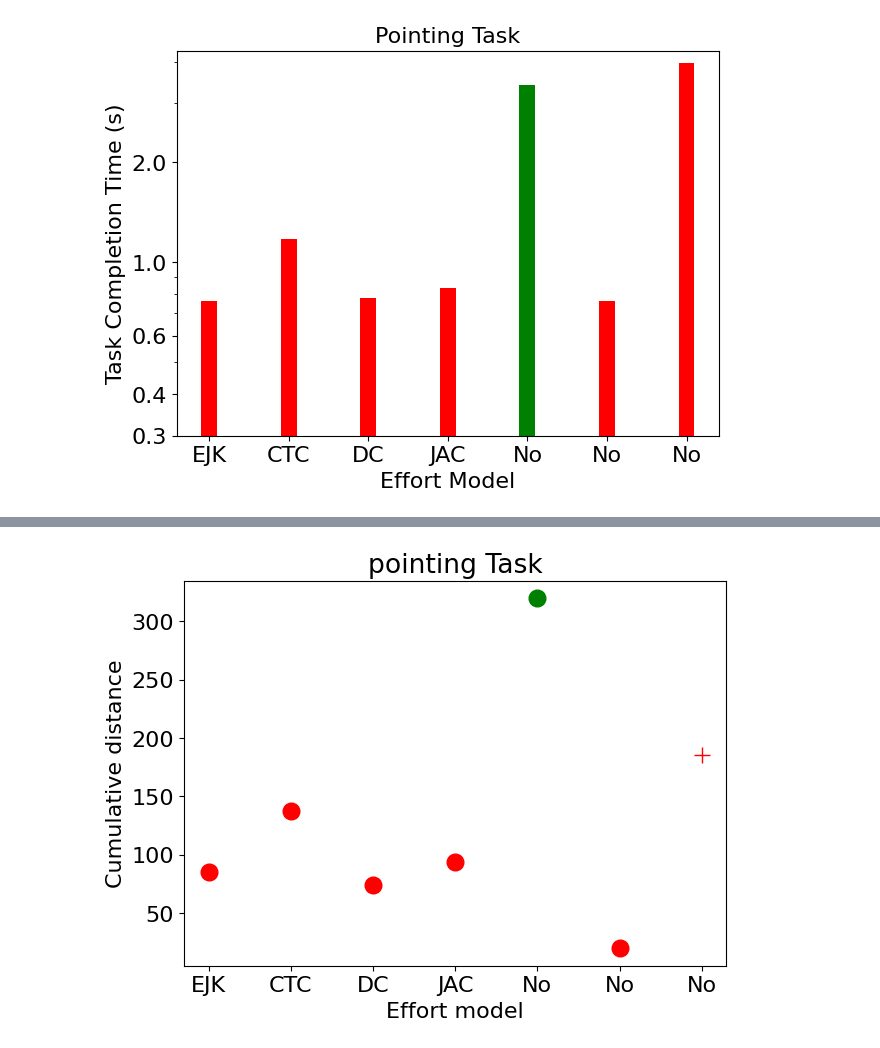
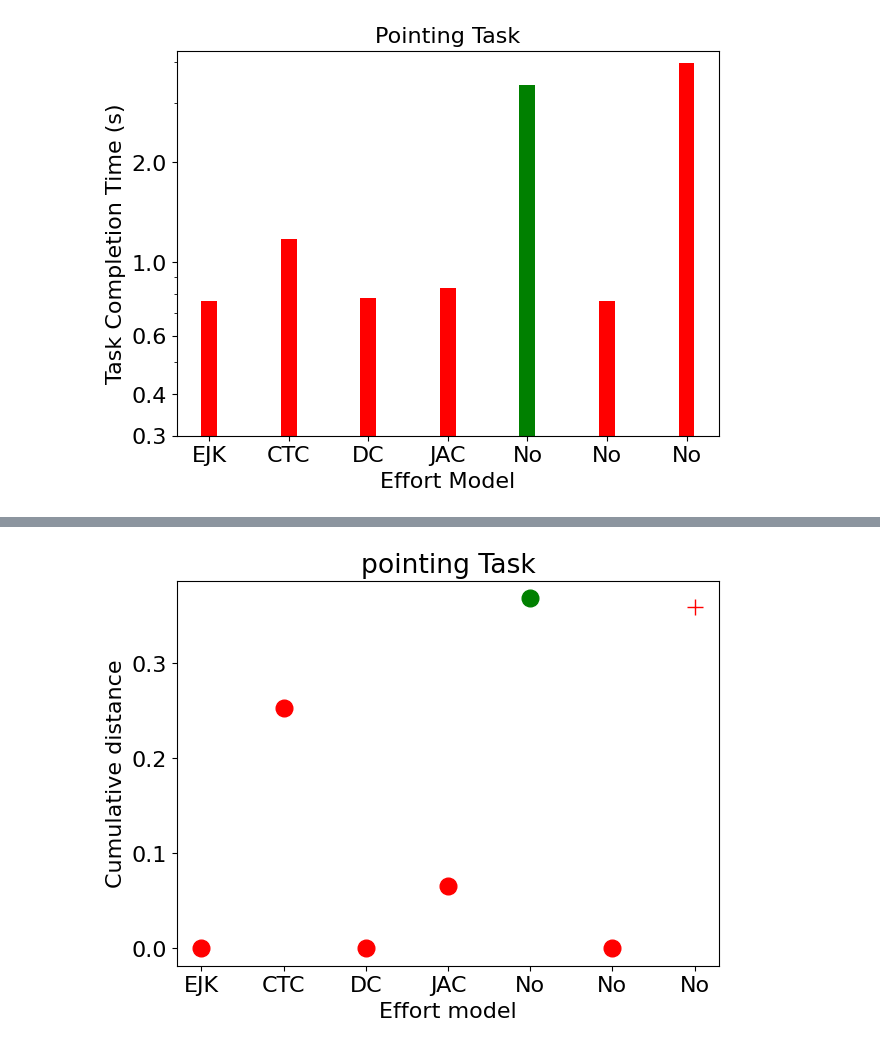
Before and after one commit to Hannahselder/biomechanical_interactions_benchmark, a Jupyter notebook: evaluation_metrics/task_success_metrics/pointing.ipynb, the cells around one changed output, grey strips where cells are left out. Saved outputs shown, nothing was run; the diff lists cells and outputs as text; code cells hidden in the pictures.

```diff
--- a/evaluation_metrics/task_success_metrics/pointing.ipynb
+++ b/evaluation_metrics/task_success_metrics/pointing.ipynb
@@ -45,4 +45,4 @@ plot_deviation_count("pointing", "deviation_count_pointing", colors, markers, al
 # %%
-plot_cum_dist("pointing", "cumulative_distance_pointing", colors, markers, all_combined_df)
+plot_end_point_dist("pointing", "cumulative_distance_pointing", colors, markers, all_combined_df)
 # %% [output]
-[figure, old version]
+[figure, new version]
```
Also changed, not shown: parts of 3 cells of this notebook, 26 other files.
